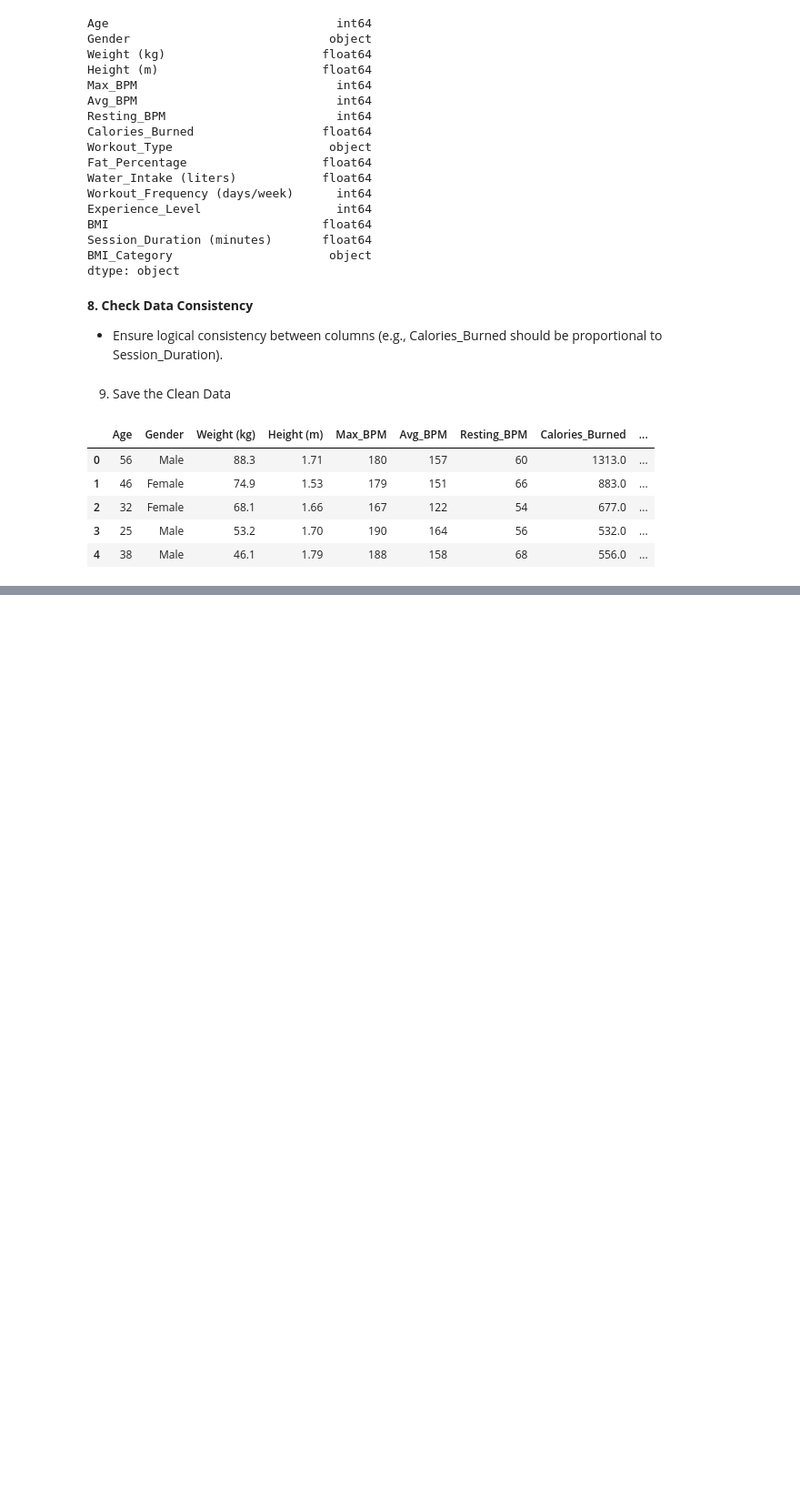
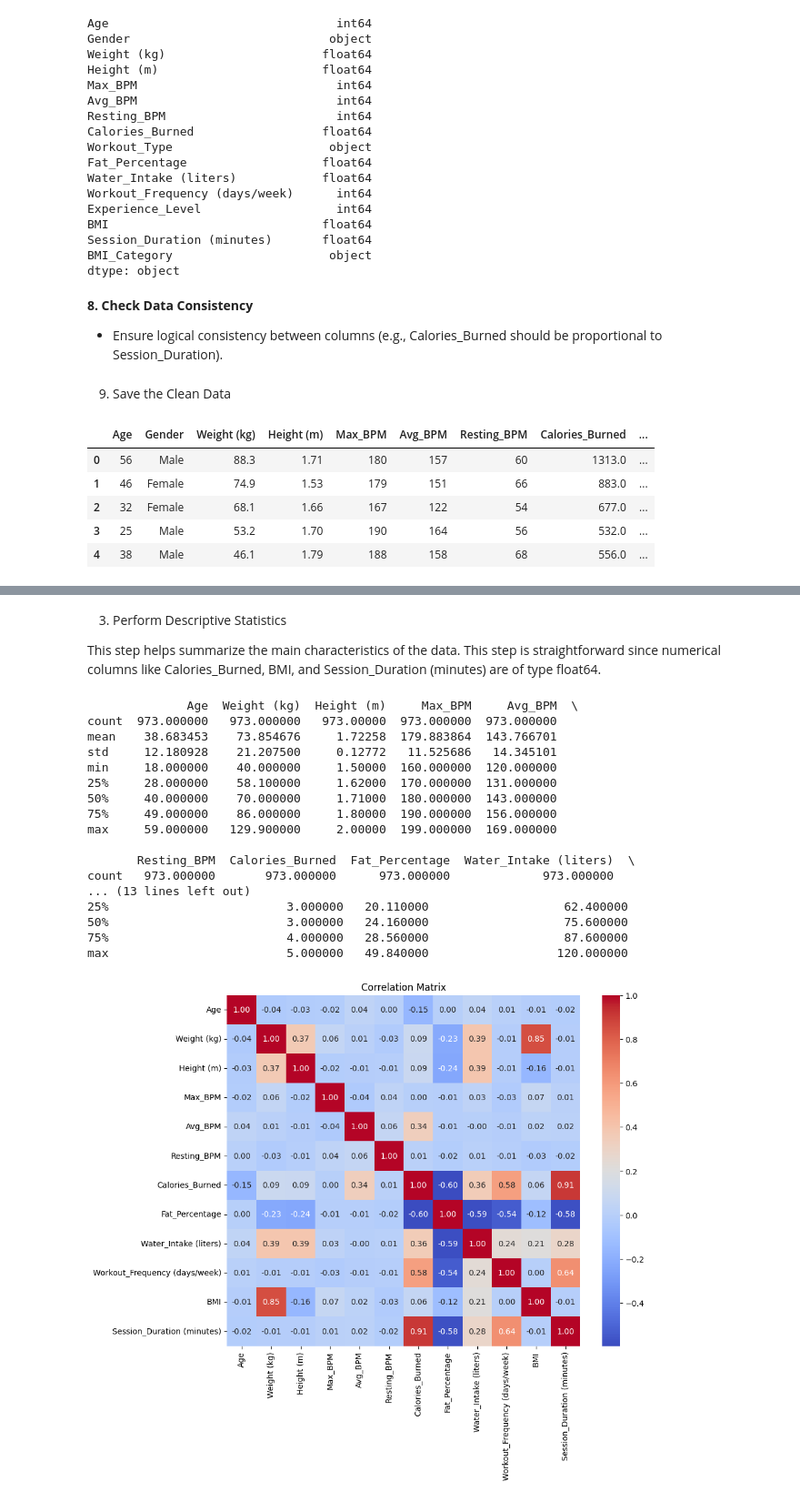
Before and after one commit to RokoSkugor/DA_project, a Jupyter notebook: DataAnalysis_Project.ipynb, the cells around one changed output, grey strips where cells are left out. Shown at 91% size. Saved outputs shown, nothing was run; the diff lists cells and outputs as text; code cells hidden in the pictures; blank space fills up the shorter version.

```diff
--- a/DataAnalysis_Project.ipynb
+++ b/DataAnalysis_Project.ipynb
@@ -266,0 +288,2 @@ gym_data.head()
+# %%
+gym_data = pd.get_dummies(gym_data, columns=['Workout_Type'], drop_first=True)
@@ -266,0 +295,7 @@ gym_data.head()
+# %%
+# Map the numerical Experience_Level back to categorical labels
+experience_map = {1: 'Beginner', 2: 'Intermediate', 3: 'Expert'}
+gym_data['Experience_Level'] = gym_data['Experience_Level'].map(experience_map)
+
+# Verify the mapping worked
+print(gym_data['Experience_Level'].unique())  # ['Expert', 'Intermediate', 'Beginner']
@@ -266,0 +313,34 @@ gym_data.head()
+# %% [markdown]
+3. Perform Descriptive Statistics
+
+This step helps summarize the main characteristics of the data.
+This step is straightforward since numerical columns like Calories_Burned, BMI, and Session_Duration (minutes) are of type float64.
+# %%
+# Descriptive statistics for numerical columns
+print(gym_data.describe())
+
+
+correlation_matrix = gym_data.select_dtypes(include=['float64', 'int64']).corr()
+plt.figure(figsize=(10, 8))
+sns.heatmap(correlation_matrix, annot=True, cmap='coolwarm', fmt=".2f")
+plt.title("Correlation Matrix")
+plt.show()
+# %% [output]
+              Age  Weight (kg)  Height (m)     Max_BPM     Avg_BPM  \
+count  973.000000   973.000000   973.00000  973.000000  973.000000
+mean    38.683453    73.854676     1.72258  179.883864  143.766701
+std     12.180928    21.207500     0.12772   11.525686   14.345101
+min     18.000000    40.000000     1.50000  160.000000  120.000000
+25%     28.000000    58.100000     1.62000  170.000000  131.000000
+50%     40.000000    70.000000     1.71000  180.000000  143.000000
+75%     49.000000    86.000000     1.80000  190.000000  156.000000
+max     59.000000   129.900000     2.00000  199.000000  169.000000
+
+       Resting_BPM  Calories_Burned  Fat_Percentage  Water_Intake (liters)  \
+count   973.000000       973.000000      973.000000             973.000000
+... (13 lines left out)
+25%                         3.000000   20.110000                   62.400000
+50%                         3.000000   24.160000                   75.600000
+75%                         4.000000   28.560000                   87.600000
+max                         5.000000   49.840000                  120.000000
+[figure, added]
```
Also changed, not shown: parts of 16 cells of this notebook.
